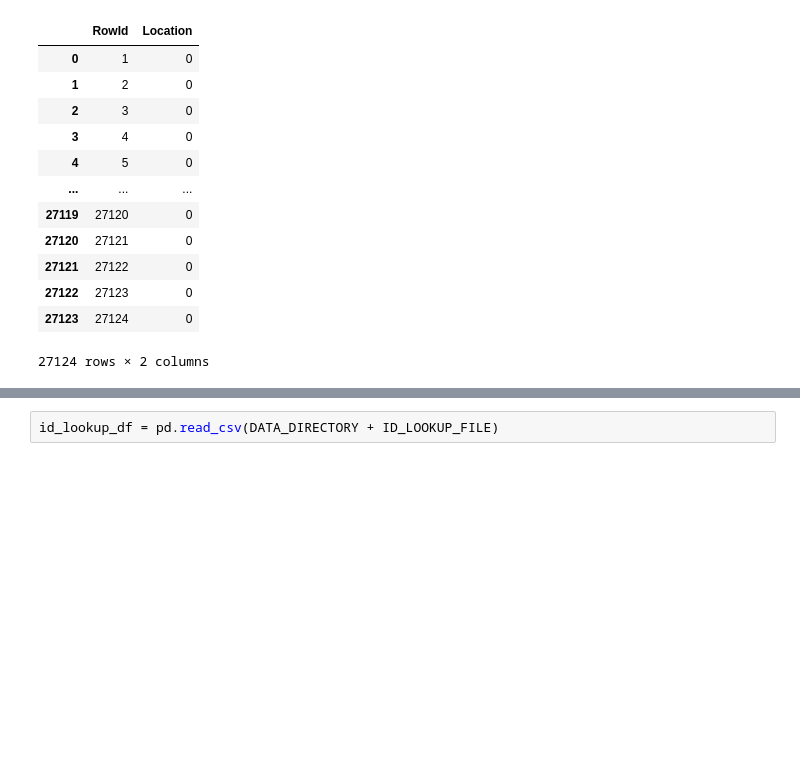
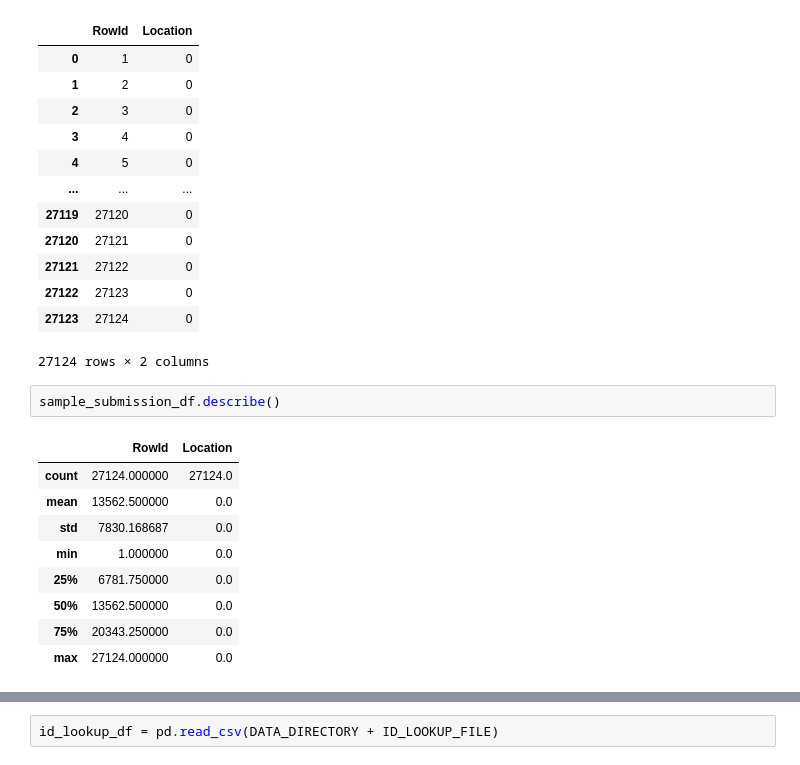
Before and after one commit to allihaider/facial-keypoint-detection, a Jupyter notebook: src/EDA.ipynb, the cells around one changed output, grey strips where cells are left out. Drawn from its saved outputs; the diff is of its cells as text; blank space fills up the shorter version.

```diff
--- a/src/EDA.ipynb
+++ b/src/EDA.ipynb
@@ -208,3 +185,15 @@ sample_submission_df
 | 27122 | 27123 | 0 |
 | 27123 | 27124 | 0 |
 27124 rows × 2 columns
+# %%
+sample_submission_df.describe()
+# %% [output]
+|  | RowId | Location |
+| count | 27124.000000 | 27124.0 |
+| mean | 13562.500000 | 0.0 |
+| std | 7830.168687 | 0.0 |
+| min | 1.000000 | 0.0 |
+| 25% | 6781.750000 | 0.0 |
+| 50% | 13562.500000 | 0.0 |
+| 75% | 20343.250000 | 0.0 |
+| max | 27124.000000 | 0.0 |
```
Also changed, not shown: parts of 13 cells of this notebook.
